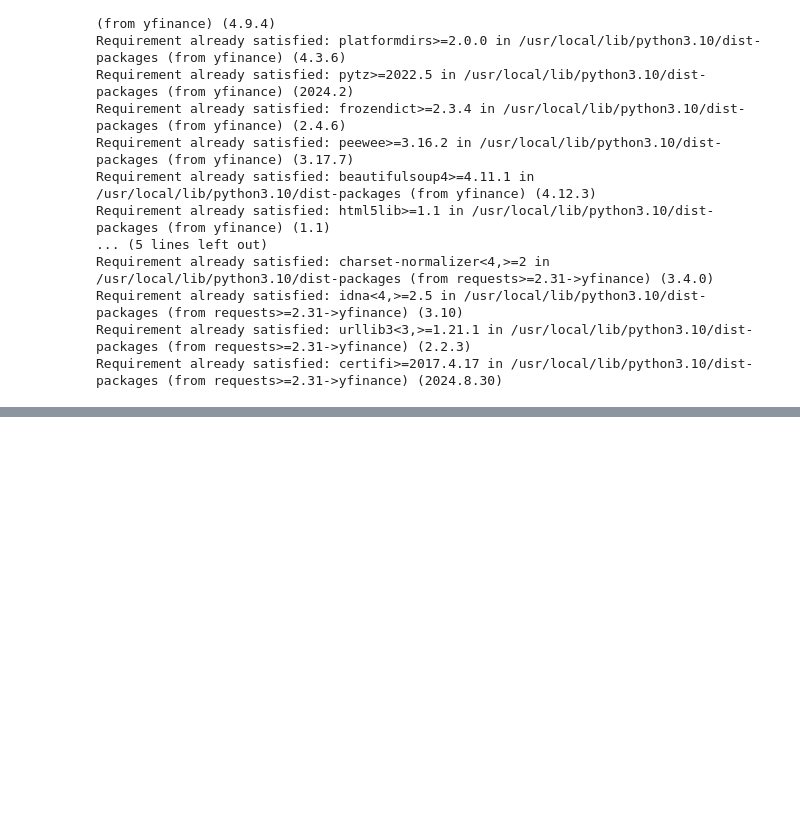
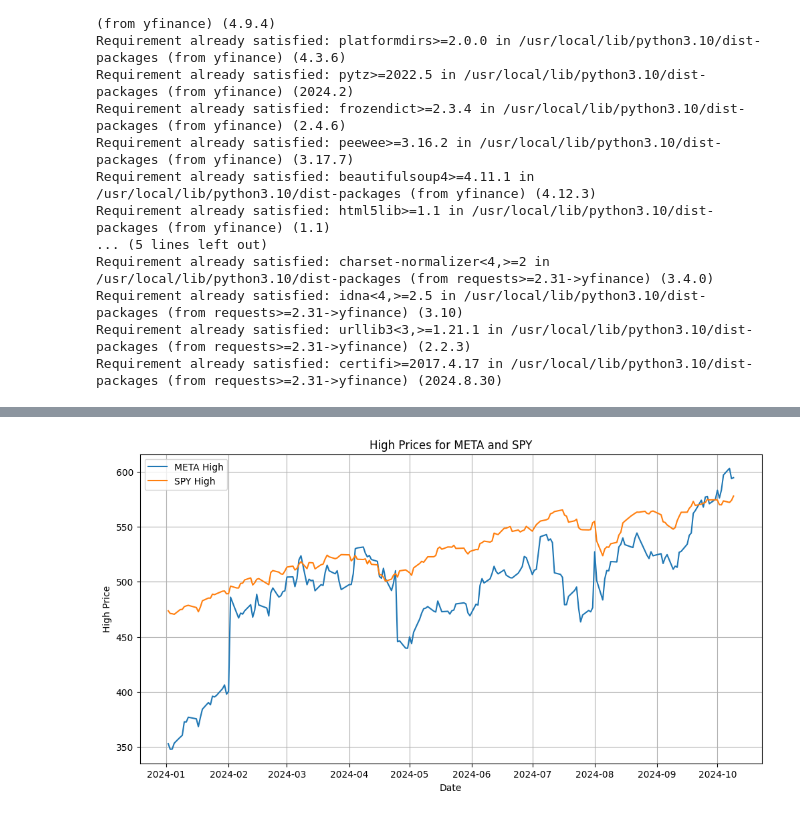
Before and after one commit to aaditya-007/Notebooks, a Jupyter notebook: stocks.ipynb, the cells around one changed output, grey strips where cells are left out. Saved outputs shown, nothing was run; the diff lists cells and outputs as text; code cells hidden in the pictures; blank space fills up the shorter version.

```diff
--- a/stocks.ipynb
+++ b/stocks.ipynb
@@ -42,0 +50,12 @@ plt.show()
+# %%
+plt.figure(figsize=(12, 6))  # Adjust figure size as needed
+plt.plot(meta_df.index, meta_df['High'], label='META High')
+plt.plot(spy_df.index, spy_df['High'], label='SPY High')
+plt.xlabel('Date')
+plt.ylabel('High Price')
+plt.title('High Prices for META and SPY')
+plt.legend()
+plt.grid(True)
+plt.show()
+# %% [output]
+[figure, added]
```
Also changed, not shown: parts of 5 cells of this notebook.
